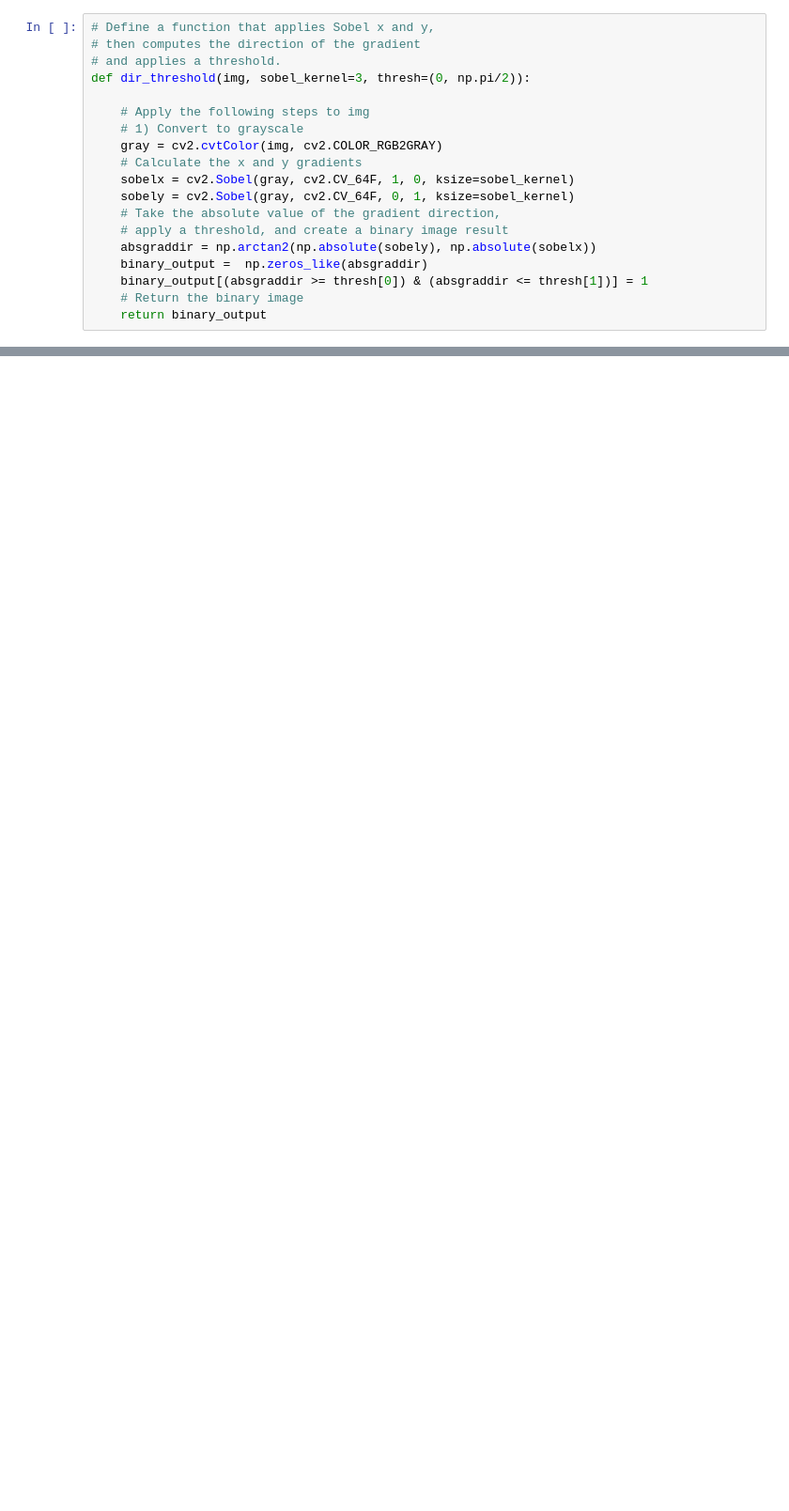
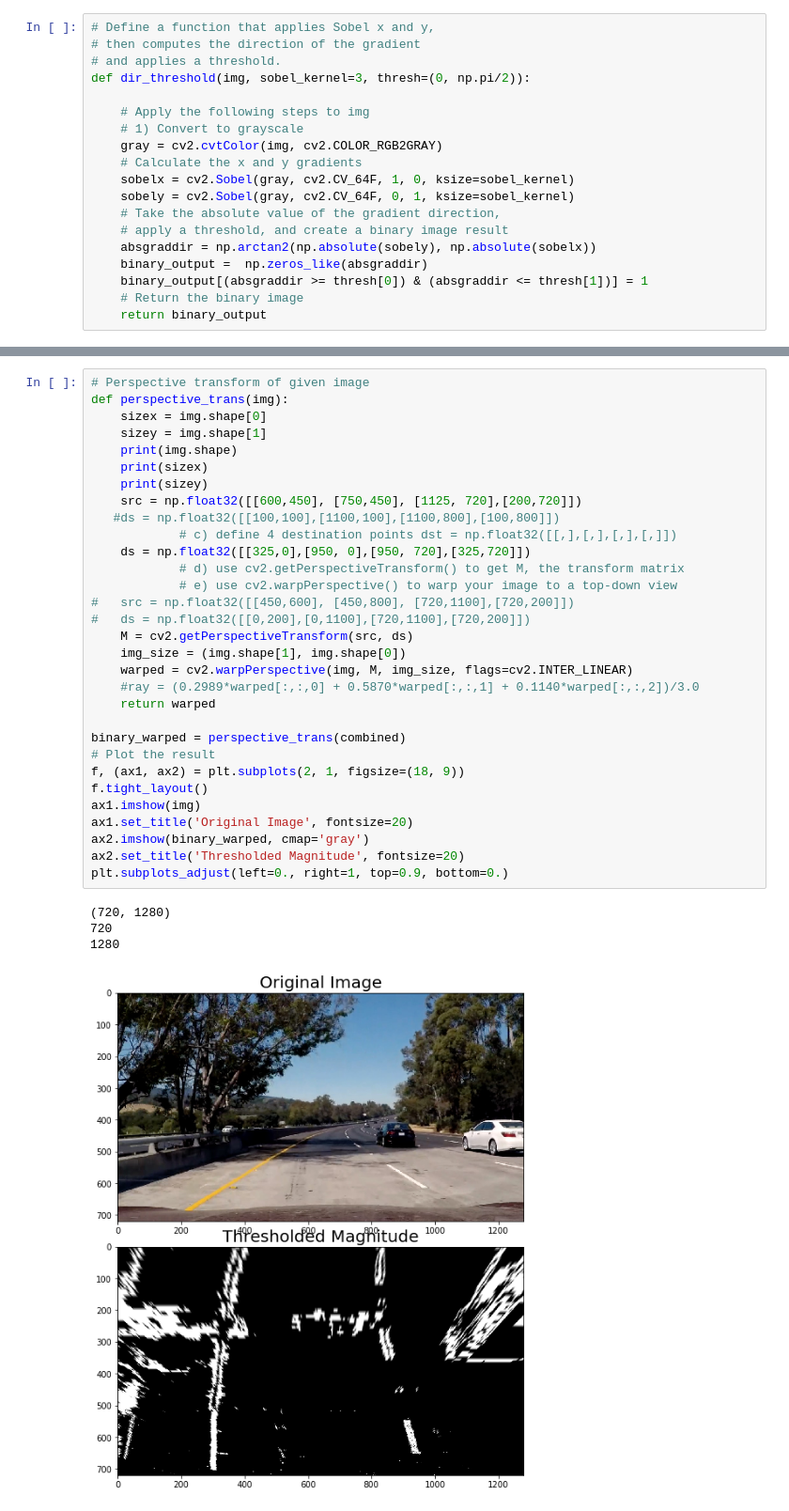
Before and after one commit to singlavinod/Self-Driving-Car-NanoDegree-Udacity, a Jupyter notebook: Term1-Computer-Vision-and-Deep-Learning/Project4-Advanced-Lane_Lines/visualize.ipynb, the cells around one changed output, grey strips where cells are left out. Shown at 94% size. Drawn from its saved outputs; the diff is of its cells as text; blank space fills up the shorter version.

```diff
--- a/Term1-Computer-Vision-and-Deep-Learning/Project4-Advanced-Lane_Lines/visualize.ipynb
+++ b/Term1-Computer-Vision-and-Deep-Learning/Project4-Advanced-Lane_Lines/visualize.ipynb
@@ -111,0 +144,36 @@ plt.subplots_adjust(left=0., right=1, top=0.9, bottom=0.)
+# %%
+# Perspective transform of given image
+def perspective_trans(img):
+    sizex = img.shape[0]
+    sizey = img.shape[1]
+    print(img.shape)
+    print(sizex)
+    print(sizey)
+    src = np.float32([[600,450], [750,450], [1125, 720],[200,720]])
+   #ds = np.float32([[100,100],[1100,100],[1100,800],[100,800]])
+            # c) define 4 destination points dst = np.float32([[,],[,],[,],[,]])
+    ds = np.float32([[325,0],[950, 0],[950, 720],[325,720]])
+            # d) use cv2.getPerspectiveTransform() to get M, the transform matrix
+            # e) use cv2.warpPerspective() to warp your image to a top-down view
+#   src = np.float32([[450,600], [450,800], [720,1100],[720,200]])
+#   ds = np.float32([[0,200],[0,1100],[720,1100],[720,200]])
+    M = cv2.getPerspectiveTransform(src, ds)
+    img_size = (img.shape[1], img.shape[0])
+    warped = cv2.warpPerspective(img, M, img_size, flags=cv2.INTER_LINEAR)
+    #ray = (0.2989*warped[:,:,0] + 0.5870*warped[:,:,1] + 0.1140*warped[:,:,2])/3.0
+    return warped
+
+binary_warped = perspective_trans(combined)
+# Plot the result
+f, (ax1, ax2) = plt.subplots(2, 1, figsize=(18, 9))
+f.tight_layout()
+ax1.imshow(img)
+ax1.set_title('Original Image', fontsize=20)
+ax2.imshow(binary_warped, cmap='gray')
+ax2.set_title('Thresholded Magnitude', fontsize=20)
+plt.subplots_adjust(left=0., right=1, top=0.9, bottom=0.)
+# %% [output]
+(720, 1280)
+720
+1280
+[figure, added]
```
Also changed, not shown: parts of 14 cells of this notebook.
